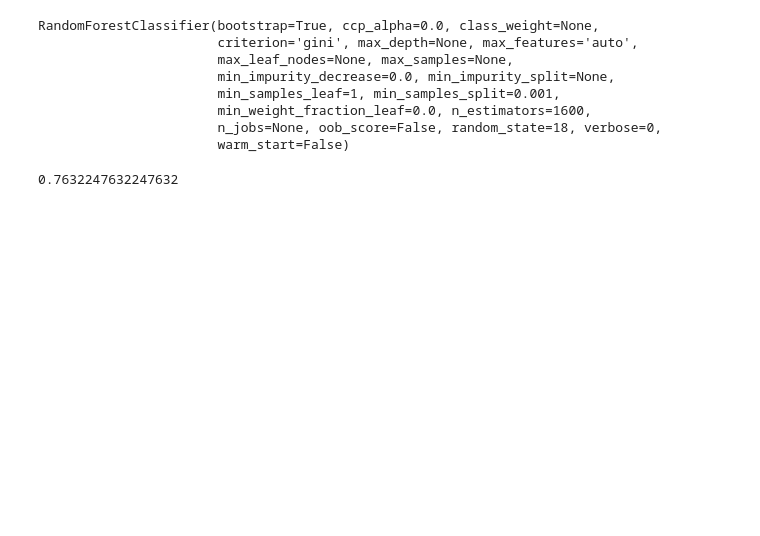
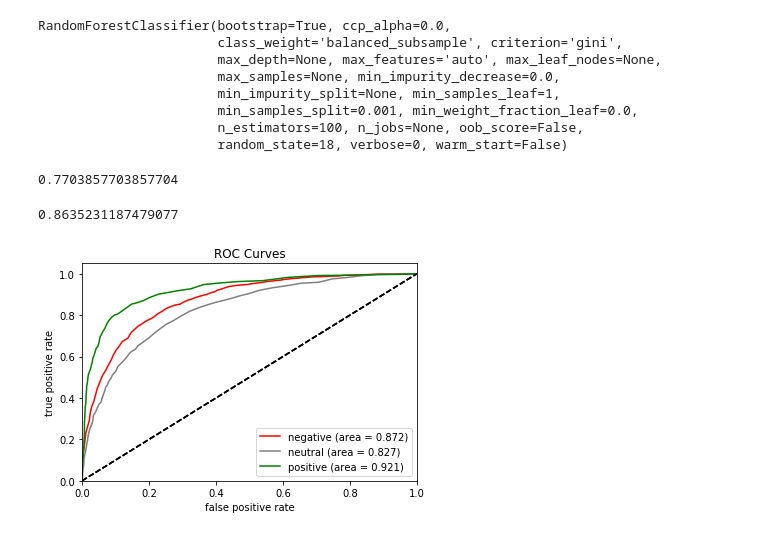
Before and after one commit to jennyrhee/airline-sentiment, a Jupyter notebook: notebooks/3-machine-learning.ipynb, the cells around one changed output. Saved outputs shown, nothing was run; the diff lists cells and outputs as text; code cells hidden in the pictures; blank space fills up the shorter version.

```diff
--- a/notebooks/3-machine-learning.ipynb
+++ b/notebooks/3-machine-learning.ipynb
@@ -120,17 +119,19 @@ train_matrix = tfidf.fit_transform(train_text)
 train_text_df = pd.DataFrame(train_matrix.toarray(), columns=tfidf.get_feature_names())
 train_df = pd.concat([train_num, train_text_df], axis=1)
 # %%
-clf = RandomForestClassifier(random_state=18, n_estimators=1600, min_samples_split=0.001, min_samples_leaf=1)
+clf = RandomForestClassifier(random_state=18, class_weight='balanced_subsample',
+                            min_samples_split=0.001) #n_estimators=1500,
+                            #max_features='log2'
 clf.fit(train_df, y_train.reset_index(drop=True))
 # %% [output]
-RandomForestClassifier(bootstrap=True, ccp_alpha=0.0, class_weight=None,
-                       criterion='gini', max_depth=None, max_features='auto',
-                       max_leaf_nodes=None, max_samples=None,
-                       min_impurity_decrease=0.0, min_impurity_split=None,
-                       min_samples_leaf=1, min_samples_split=0.001,
-                       min_weight_fraction_leaf=0.0, n_estimators=1600,
-                       n_jobs=None, oob_score=False, random_state=18, verbose=0,
-                       warm_start=False)
+RandomForestClassifier(bootstrap=True, ccp_alpha=0.0,
+                       class_weight='balanced_subsample', criterion='gini',
+                       max_depth=None, max_features='auto', max_leaf_nodes=None,
+                       max_samples=None, min_impurity_decrease=0.0,
+                       min_impurity_split=None, min_samples_leaf=1,
+                       min_samples_split=0.001, min_weight_fraction_leaf=0.0,
+                       n_estimators=100, n_jobs=None, oob_score=False,
+                       random_state=18, verbose=0, warm_start=False)
 # %%
 test_num = X_test.drop('cleaned_tweet', axis=1).reset_index(drop=True)
 test_text = X_test.cleaned_tweet
@@ -141,4 +142,4 @@ test_df = pd.concat([test_num, test_text_df], axis=1)
 # %%
 clf.score(test_df, y_test.reset_index(drop=True))
 # %% [output]
-0.7632247632247632
+0.7703857703857704
@@ -144,0 +148,33 @@ clf.score(test_df, y_test.reset_index(drop=True))
+# %%
+y_pred_proba = clf.predict_proba(test_df)
+roc_auc_score(y_test, y_pred_proba, average='macro', multi_class='ovo')
+# %% [output]
+0.8635231187479077
+# %%
+fpr = dict()
+tpr = dict()
+thresholds = dict()
+roc_auc = dict()
+
+for i, c in enumerate(clf.classes_):
+    y_test_temp = np.where(y_test == c, 1, 0)
+    fpr[c], tpr[c], thresholds[c] = roc_curve(y_test_temp, y_pred_proba[:, i])
+    roc_auc[c] = auc(fpr[c], tpr[c])
+# %%
+d = {'negative': 'red',
+    'neutral': 'grey',
+    'positive': 'green'}
+
+for i, c in enumerate(clf.classes_):
+    plt.plot(fpr[c], tpr[c], label=f'{c} (area = {round(roc_auc[c], 3)})', color=d[c])
+    plt.plot([0, 1], [0, 1], 'k--')
+    plt.xlim([0.0, 1.0])
+    plt.ylim([0.0, 1.05])
+    plt.xlabel('false positive rate')
+    plt.ylabel('true positive rate')
+    plt.title('ROC Curves')
+    plt.legend(loc="lower right")
+
+# plt.savefig(f'../docs/img/roc.png', dpi=300, bbox_inches='tight')
+# %% [output]
+[figure, added]
```
Also changed, not shown: parts of 36 cells of this notebook.
